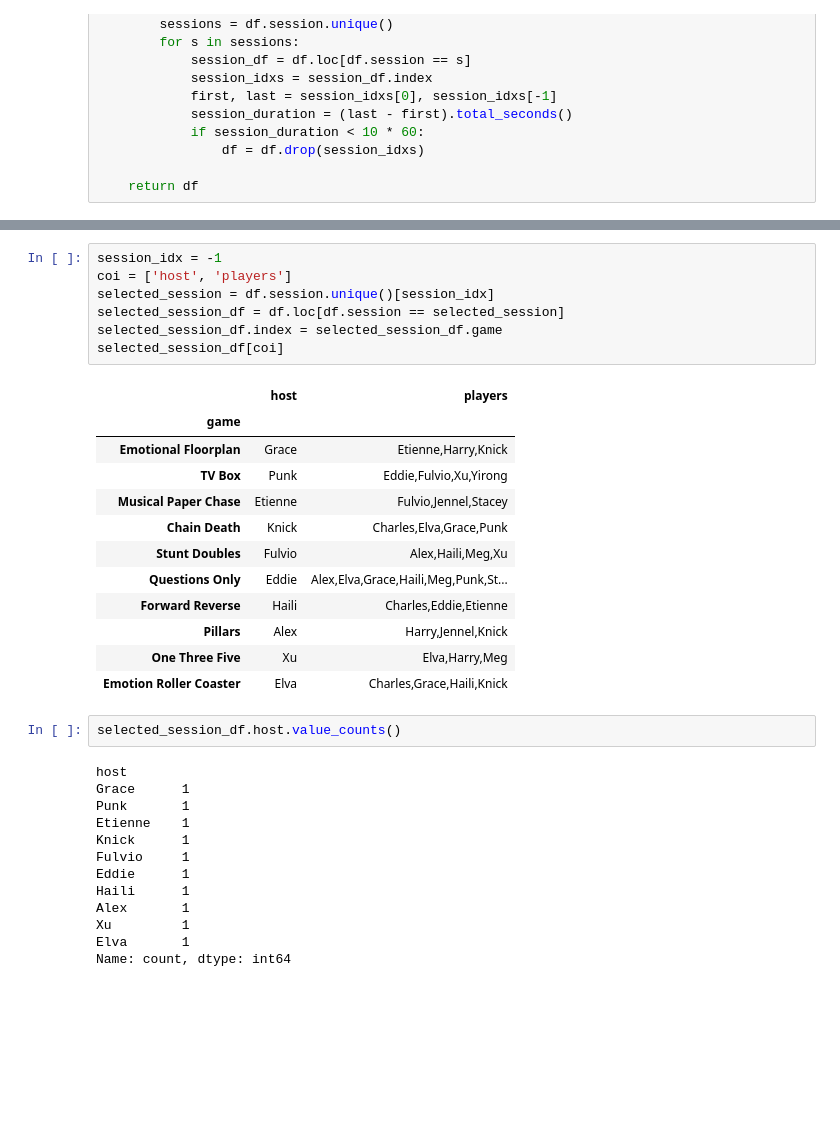
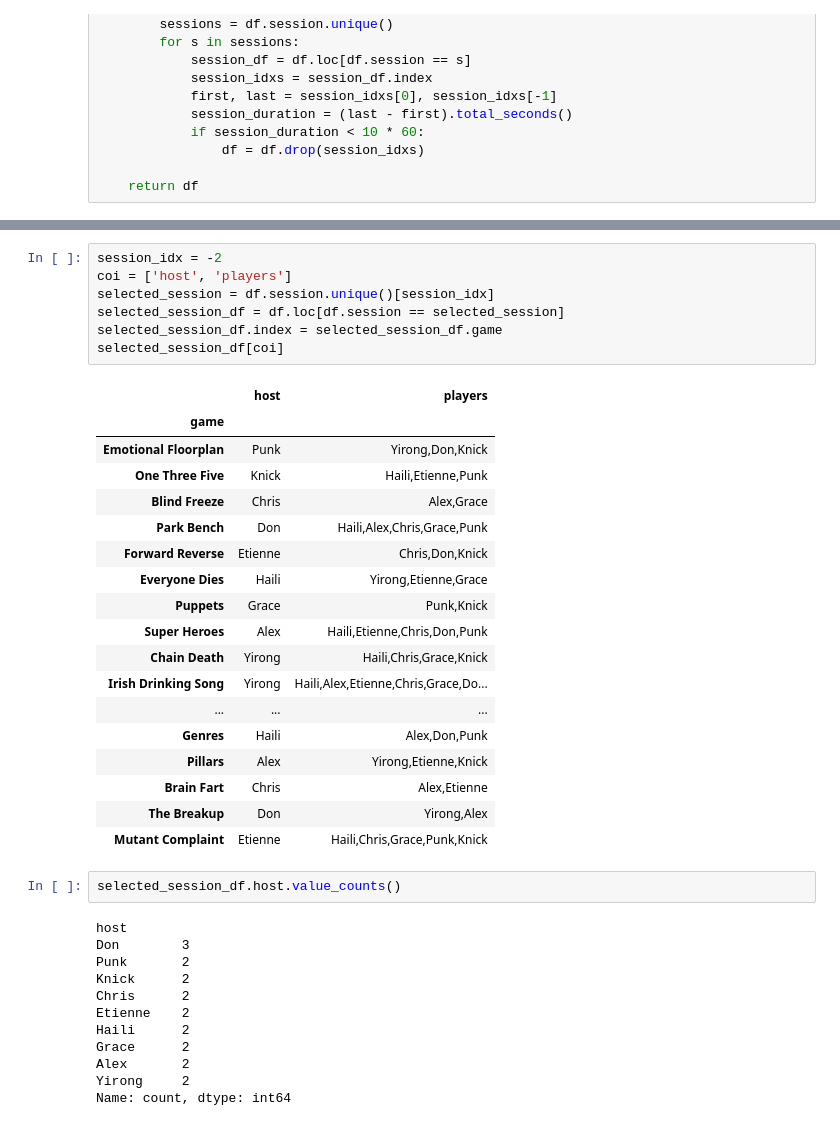
Before and after one commit to vtecftwy/improv_randomizer, a Jupyter notebook: nbs/0.03_review_logs_stats.ipynb, the cells around one changed output, grey strips where cells are left out. Saved outputs shown, nothing was run; the diff lists cells and outputs as text; blank space fills up the shorter version.

```diff
--- a/nbs/0.03_review_logs_stats.ipynb
+++ b/nbs/0.03_review_logs_stats.ipynb
@@ -93,37 +93,42 @@ cleaning up too short sessions
 # %%
-session_idx = -1
+session_idx = -2
 coi = ['host', 'players']
 selected_session = df.session.unique()[session_idx]
 selected_session_df = df.loc[df.session == selected_session]
 selected_session_df.index = selected_session_df.game
 selected_session_df[coi]
 # %% [output]
 |  | host | players |
 | game |  |  |
-| Emotional Floorplan | Grace | Etienne,Harry,Knick |
-| TV Box | Punk | Eddie,Fulvio,Xu,Yirong |
-| Musical Paper Chase | Etienne | Fulvio,Jennel,Stacey |
-| Chain Death | Knick | Charles,Elva,Grace,Punk |
-| Stunt Doubles | Fulvio | Alex,Haili,Meg,Xu |
-| Questions Only | Eddie | Alex,Elva,Grace,Haili,Meg,Punk,St... |
-| Forward Reverse | Haili | Charles,Eddie,Etienne |
-| Pillars | Alex | Harry,Jennel,Knick |
-| One Three Five | Xu | Elva,Harry,Meg |
-| Emotion Roller Coaster | Elva | Charles,Grace,Haili,Knick |
+| Emotional Floorplan | Punk | Yirong,Don,Knick |
+| One Three Five | Knick | Haili,Etienne,Punk |
+| Blind Freeze | Chris | Alex,Grace |
+| Park Bench | Don | Haili,Alex,Chris,Grace,Punk |
+| Forward Reverse | Etienne | Chris,Don,Knick |
+| Everyone Dies | Haili | Yirong,Etienne,Grace |
+| Puppets | Grace | Punk,Knick |
+| Super Heroes | Alex | Haili,Etienne,Chris,Don,Punk |
+| Chain Death | Yirong | Haili,Chris,Grace,Knick |
+| Irish Drinking Song | Yirong | Haili,Alex,Etienne,Chris,Grace,Do... |
+| ... | ... | ... |
+| Genres | Haili | Alex,Don,Punk |
+| Pillars | Alex | Yirong,Etienne,Knick |
+| Brain Fart | Chris | Alex,Etienne |
+| The Breakup | Don | Yirong,Alex |
+| Mutant Complaint | Etienne | Haili,Chris,Grace,Punk,Knick |
 # %%
 selected_session_df.host.value_counts()
 # %% [output]
 host
-Grace      1
-Punk       1
-Etienne    1
-Knick      1
-Fulvio     1
-Eddie      1
-Haili      1
-Alex       1
-Xu         1
-Elva       1
+Don        3
+Punk       2
+Knick      2
+Chris      2
+Etienne    2
+Haili      2
+Grace      2
+Alex       2
+Yirong     2
 Name: count, dtype: int64
 # %%
 cast_counts = selected_session_df.players.str.split(',', expand=True).stack().value_counts()
```
Also changed, not shown: parts of 5 cells of this notebook, 4 other files.
